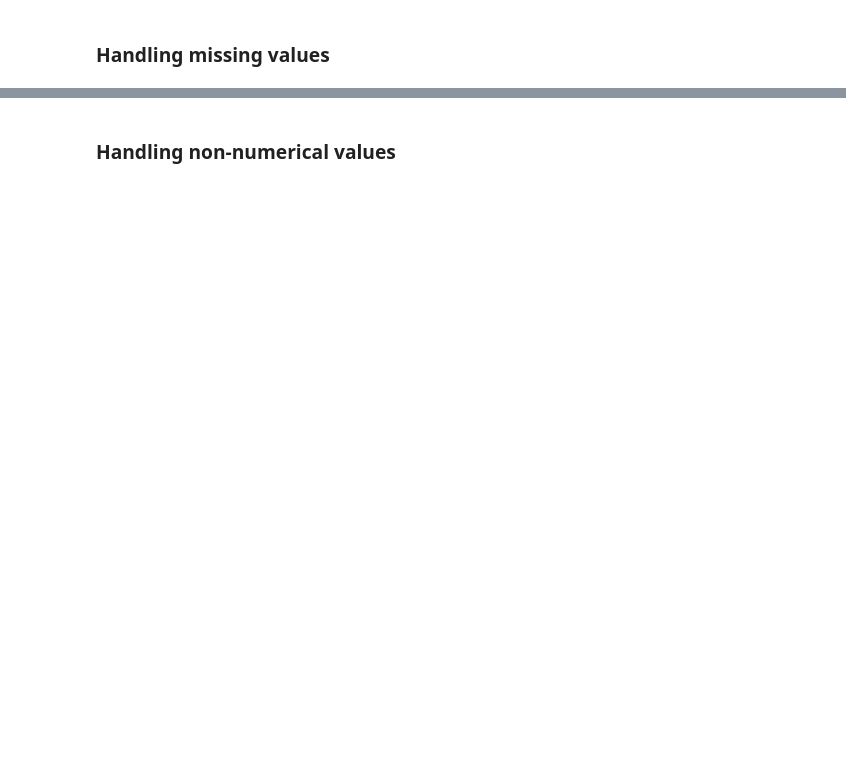
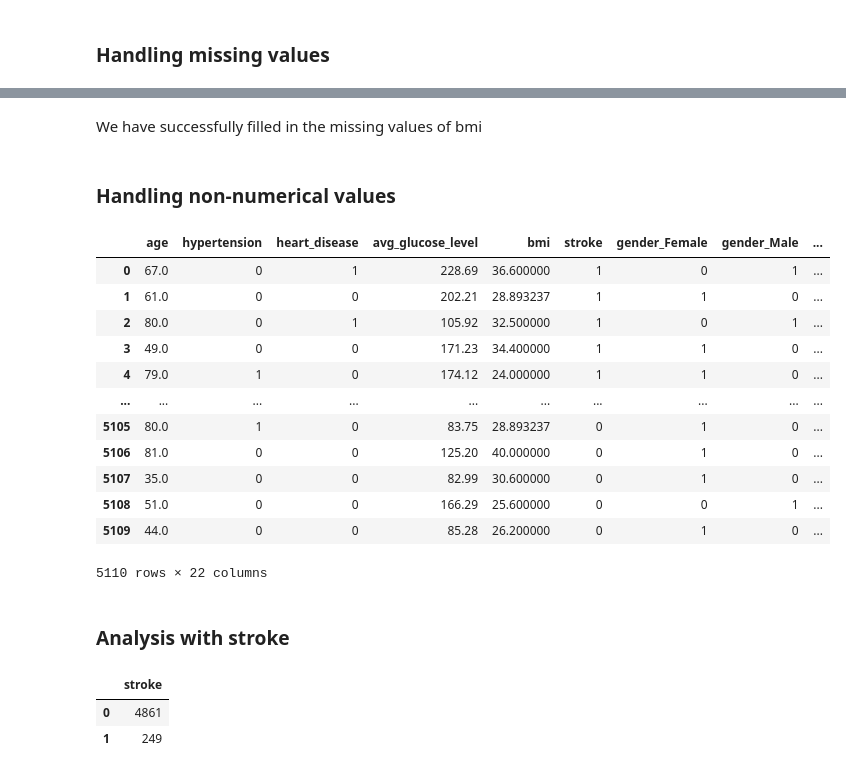
Before and after one commit to Kairos5106/stroke-predictor-machine-learning, a Jupyter notebook: stroke-prediction.ipynb, the cells around one changed output, grey strips where cells are left out. Cells and saved outputs as stored; diff of their text form; code cells hidden in the pictures; blank space fills up the shorter version.

```diff
--- a/stroke-prediction.ipynb
+++ b/stroke-prediction.ipynb
@@ -141,0 +272,3 @@ sns.heatmap(data.corr(), annot=True, cmap="YlGnBu")
+# %%
+# Imputing the missing values with the mean
+data = data.fillna(np.mean(data['bmi']))
@@ -142,2 +296,37 @@ sns.heatmap(data.corr(), annot=True, cmap="YlGnBu")
+# %% [markdown]
+We have successfully filled in the missing values of bmi
 # %% [markdown]
 ### Handling non-numerical values
+# %%
+#using one hot encoding to convert all categorical data
+#integer encoded variable is removed and a new binary variable is added
+categorical = ['gender', 'ever_married', 'work_type',
+               'Residence_type', 'smoking_status']
+
+for i in categorical:
+    data = pd.concat([data, pd.get_dummies(data[i], prefix=i)], axis=1)
+    data.drop(i, axis=1, inplace=True)
+# %%
+data
+# %% [output]
+|  | age | hypertension | heart_disease | avg_glucose_level | bmi | stroke | gender_Female | gender_Male | ... |
+| 0 | 67.0 | 0 | 1 | 228.69 | 36.600000 | 1 | 0 | 1 | ... |
+| 1 | 61.0 | 0 | 0 | 202.21 | 28.893237 | 1 | 1 | 0 | ... |
+| 2 | 80.0 | 0 | 1 | 105.92 | 32.500000 | 1 | 0 | 1 | ... |
+| 3 | 49.0 | 0 | 0 | 171.23 | 34.400000 | 1 | 1 | 0 | ... |
+| 4 | 79.0 | 1 | 0 | 174.12 | 24.000000 | 1 | 1 | 0 | ... |
+| ... | ... | ... | ... | ... | ... | ... | ... | ... | ... |
+| 5105 | 80.0 | 1 | 0 | 83.75 | 28.893237 | 0 | 1 | 0 | ... |
+| 5106 | 81.0 | 0 | 0 | 125.20 | 40.000000 | 0 | 1 | 0 | ... |
+| 5107 | 35.0 | 0 | 0 | 82.99 | 30.600000 | 0 | 1 | 0 | ... |
+| 5108 | 51.0 | 0 | 0 | 166.29 | 25.600000 | 0 | 0 | 1 | ... |
+| 5109 | 44.0 | 0 | 0 | 85.28 | 26.200000 | 0 | 1 | 0 | ... |
+5110 rows × 22 columns
+# %% [markdown]
+### Analysis with stroke
+# %%
+pd.DataFrame(data['stroke'].value_counts())
+# %% [output]
+|  | stroke |
+| 0 | 4861 |
+| 1 | 249 |
```
Also changed, not shown: parts of 84 cells of this notebook.
